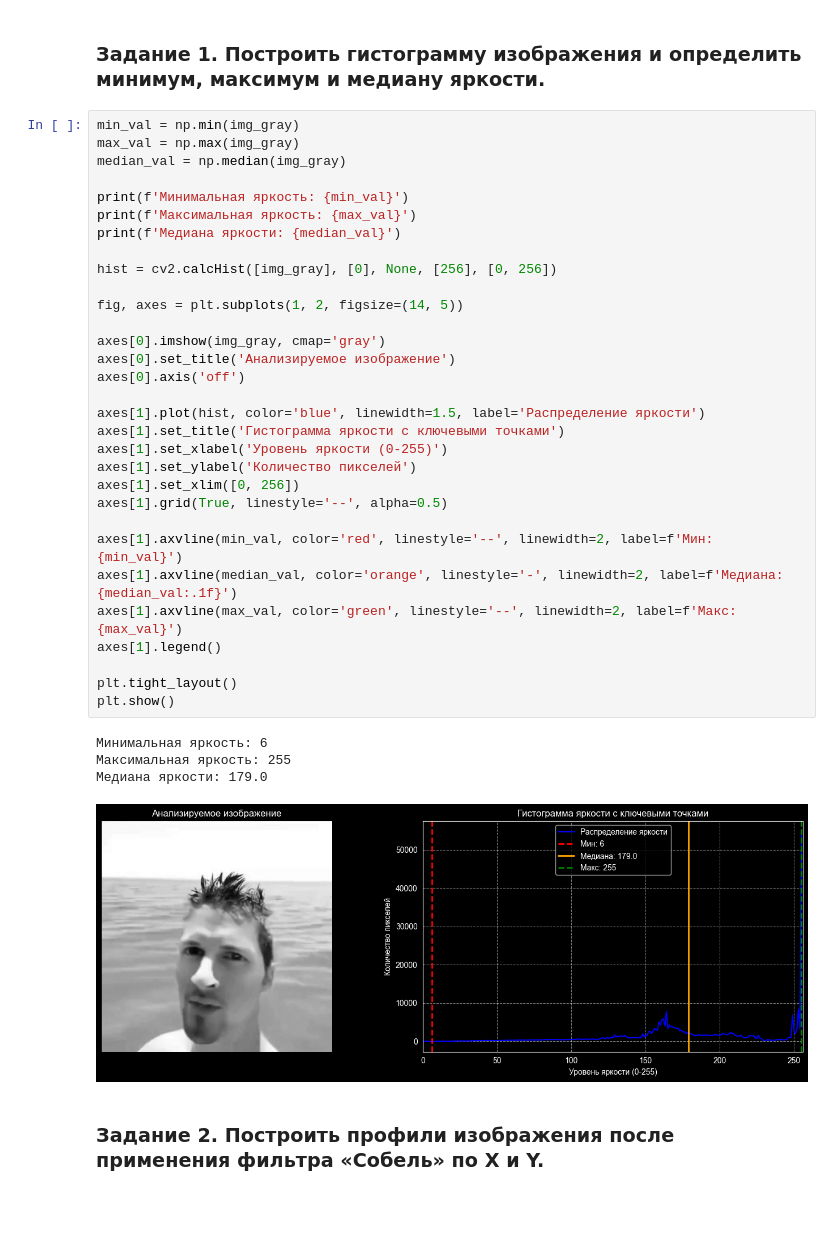
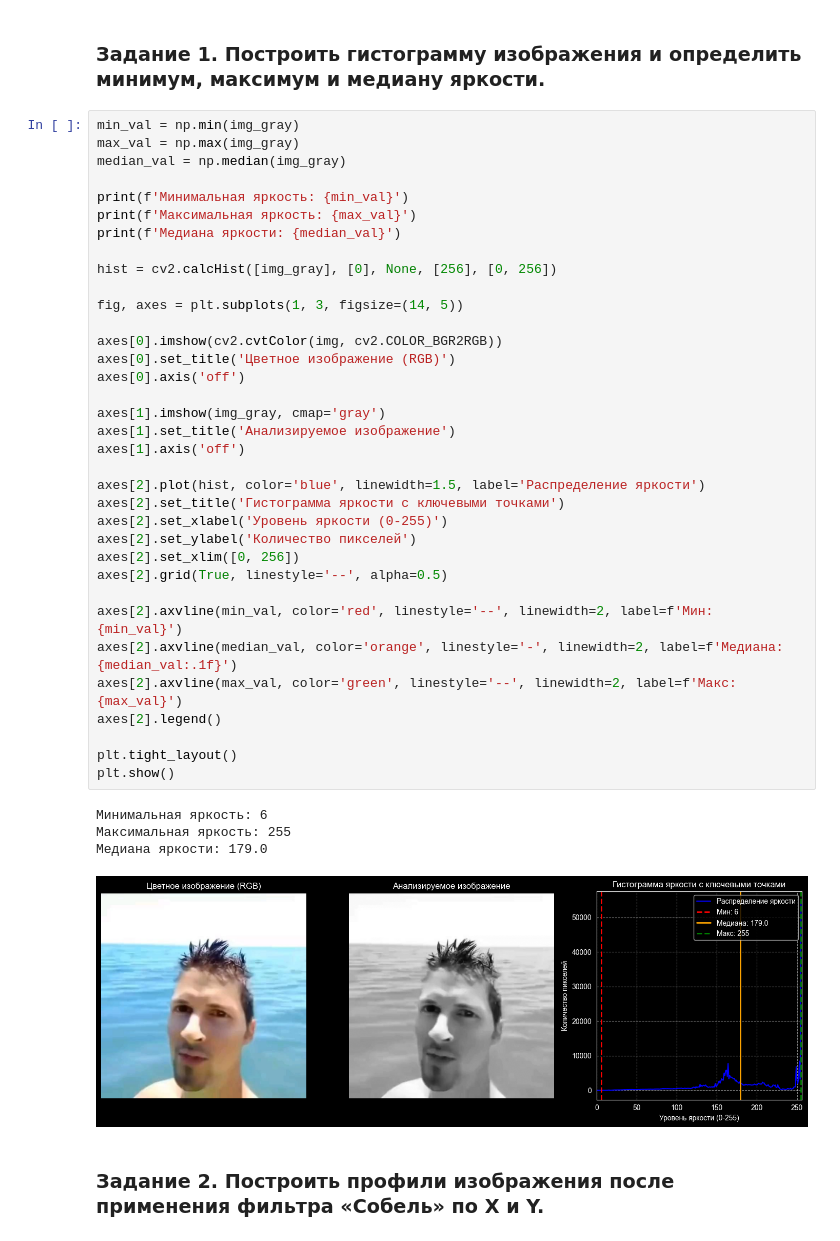
Before and after one commit to quistxnd/cv, a Jupyter notebook: lab2/lab2.ipynb, the cells around one changed output. Saved outputs shown, nothing was run; the diff lists cells and outputs as text; blank space fills up the shorter version.

```diff
--- a/lab2/lab2.ipynb
+++ b/lab2/lab2.ipynb
@@ -26,39 +26,43 @@ plt.show()
 # %%
 min_val = np.min(img_gray)
 max_val = np.max(img_gray)
 median_val = np.median(img_gray)
 
 print(f'Минимальная яркость: {min_val}')
 print(f'Максимальная яркость: {max_val}')
 print(f'Медиана яркости: {median_val}')
 
 hist = cv2.calcHist([img_gray], [0], None, [256], [0, 256])
 
-fig, axes = plt.subplots(1, 2, figsize=(14, 5))
+fig, axes = plt.subplots(1, 3, figsize=(14, 5))
 
-axes[0].imshow(img_gray, cmap='gray')
-axes[0].set_title('Анализируемое изображение')
+axes[0].imshow(cv2.cvtColor(img, cv2.COLOR_BGR2RGB))
+axes[0].set_title('Цветное изображение (RGB)')
 axes[0].axis('off')
 
-axes[1].plot(hist, color='blue', linewidth=1.5, label='Распределение яркости')
-axes[1].set_title('Гистограмма яркости с ключевыми точками')
-axes[1].set_xlabel('Уровень яркости (0-255)')
-axes[1].set_ylabel('Количество пикселей')
-axes[1].set_xlim([0, 256])
-axes[1].grid(True, linestyle='--', alpha=0.5)
+axes[1].imshow(img_gray, cmap='gray')
+axes[1].set_title('Анализируемое изображение')
+axes[1].axis('off')
 
-axes[1].axvline(min_val, color='red', linestyle='--', linewidth=2, label=f'Мин: {min_val}')
-axes[1].axvline(median_val, color='orange', linestyle='-', linewidth=2, label=f'Медиана: {median_val:.1f}')
-axes[1].axvline(max_val, color='green', linestyle='--', linewidth=2, label=f'Макс: {max_val}')
-axes[1].legend()
+axes[2].plot(hist, color='blue', linewidth=1.5, label='Распределение яркости')
+axes[2].set_title('Гистограмма яркости с ключевыми точками')
+axes[2].set_xlabel('Уровень яркости (0-255)')
+axes[2].set_ylabel('Количество пикселей')
+axes[2].set_xlim([0, 256])
+axes[2].grid(True, linestyle='--', alpha=0.5)
+
+axes[2].axvline(min_val, color='red', linestyle='--', linewidth=2, label=f'Мин: {min_val}')
+axes[2].axvline(median_val, color='orange', linestyle='-', linewidth=2, label=f'Медиана: {median_val:.1f}')
+axes[2].axvline(max_val, color='green', linestyle='--', linewidth=2, label=f'Макс: {max_val}')
+axes[2].legend()
 
 plt.tight_layout()
 plt.show()
 # %% [output]
 Минимальная яркость: 6
 Максимальная яркость: 255
 Медиана яркости: 179.0
-[figure, old version]
+[figure, new version]
 # %% [markdown]
 ### Задание 2. Построить профили изображения после применения фильтра «Собель» по X и Y.
 # %%
```
Also changed, not shown: parts of 3 cells of this notebook, 1 other file.
